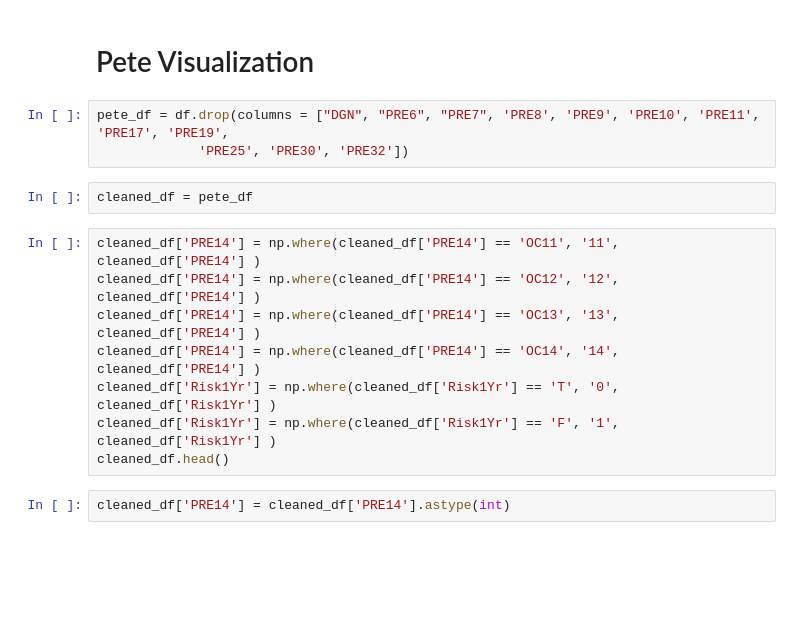
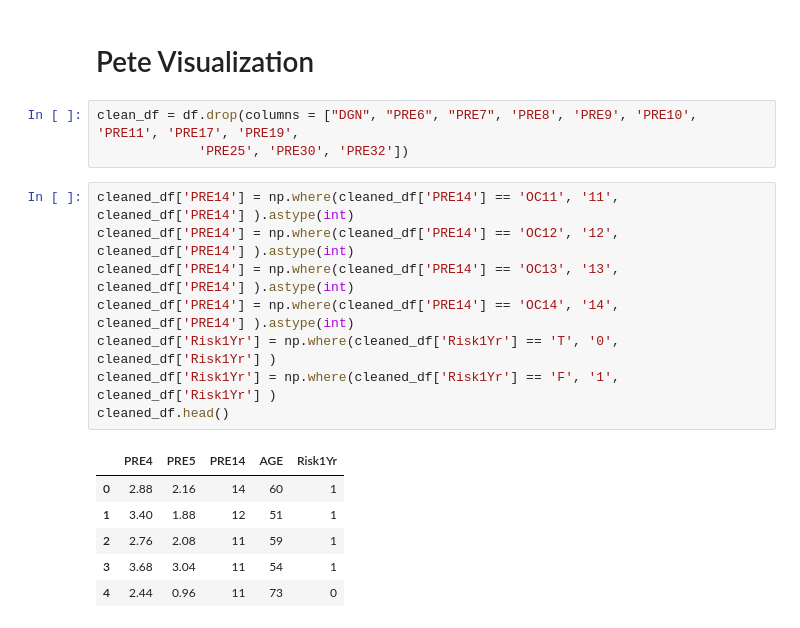
Before and after one commit to pete6184/Thoracic_Surgery_Predictions, a Jupyter notebook: data_analysis.ipynb, the cells around one changed output. Drawn from its saved outputs; the diff is of its cells as text; blank space fills up the shorter version.

Commit message:
cleaning notebook

```diff
--- a/data_analysis.ipynb
+++ b/data_analysis.ipynb
@@ -370,20 +624,23 @@ print(classification_report(y_test, predictions,
 # %% [markdown]
 # Pete Visualization
 # %%
-pete_df = df.drop(columns = ["DGN", "PRE6", "PRE7", 'PRE8', 'PRE9', 'PRE10', 'PRE11', 'PRE17', 'PRE19',
+clean_df = df.drop(columns = ["DGN", "PRE6", "PRE7", 'PRE8', 'PRE9', 'PRE10', 'PRE11', 'PRE17', 'PRE19',
              'PRE25', 'PRE30', 'PRE32'])
-# %%
-cleaned_df = pete_df
 # %%
-cleaned_df['PRE14'] = np.where(cleaned_df['PRE14'] == 'OC11', '11', cleaned_df['PRE14'] )
-cleaned_df['PRE14'] = np.where(cleaned_df['PRE14'] == 'OC12', '12', cleaned_df['PRE14'] )
-cleaned_df['PRE14'] = np.where(cleaned_df['PRE14'] == 'OC13', '13', cleaned_df['PRE14'] )
-cleaned_df['PRE14'] = np.where(cleaned_df['PRE14'] == 'OC14', '14', cleaned_df['PRE14'] )
+cleaned_df['PRE14'] = np.where(cleaned_df['PRE14'] == 'OC11', '11', cleaned_df['PRE14'] ).astype(int)
+cleaned_df['PRE14'] = np.where(cleaned_df['PRE14'] == 'OC12', '12', cleaned_df['PRE14'] ).astype(int)
+cleaned_df['PRE14'] = np.where(cleaned_df['PRE14'] == 'OC13', '13', cleaned_df['PRE14'] ).astype(int)
+cleaned_df['PRE14'] = np.where(cleaned_df['PRE14'] == 'OC14', '14', cleaned_df['PRE14'] ).astype(int)
 cleaned_df['Risk1Yr'] = np.where(cleaned_df['Risk1Yr'] == 'T', '0', cleaned_df['Risk1Yr'] )
 cleaned_df['Risk1Yr'] = np.where(cleaned_df['Risk1Yr'] == 'F', '1', cleaned_df['Risk1Yr'] )
 cleaned_df.head()
+# %% [output]
+|  | PRE4 | PRE5 | PRE14 | AGE | Risk1Yr |
+| 0 | 2.88 | 2.16 | 14 | 60 | 1 |
+| 1 | 3.40 | 1.88 | 12 | 51 | 1 |
+| 2 | 2.76 | 2.08 | 11 | 59 | 1 |
+| 3 | 3.68 | 3.04 | 11 | 54 | 1 |
+| 4 | 2.44 | 0.96 | 11 | 73 | 0 |
-# %%
-cleaned_df['PRE14'] = cleaned_df['PRE14'].astype(int)
 # %%
 survived_df = cleaned_df[cleaned_df["Risk1Yr"] == '1']
 survived_df.rename(columns={"PRE4": "FVC", "PRE5": "FEV",
```
Also changed, not shown: parts of 36 cells of this notebook.
